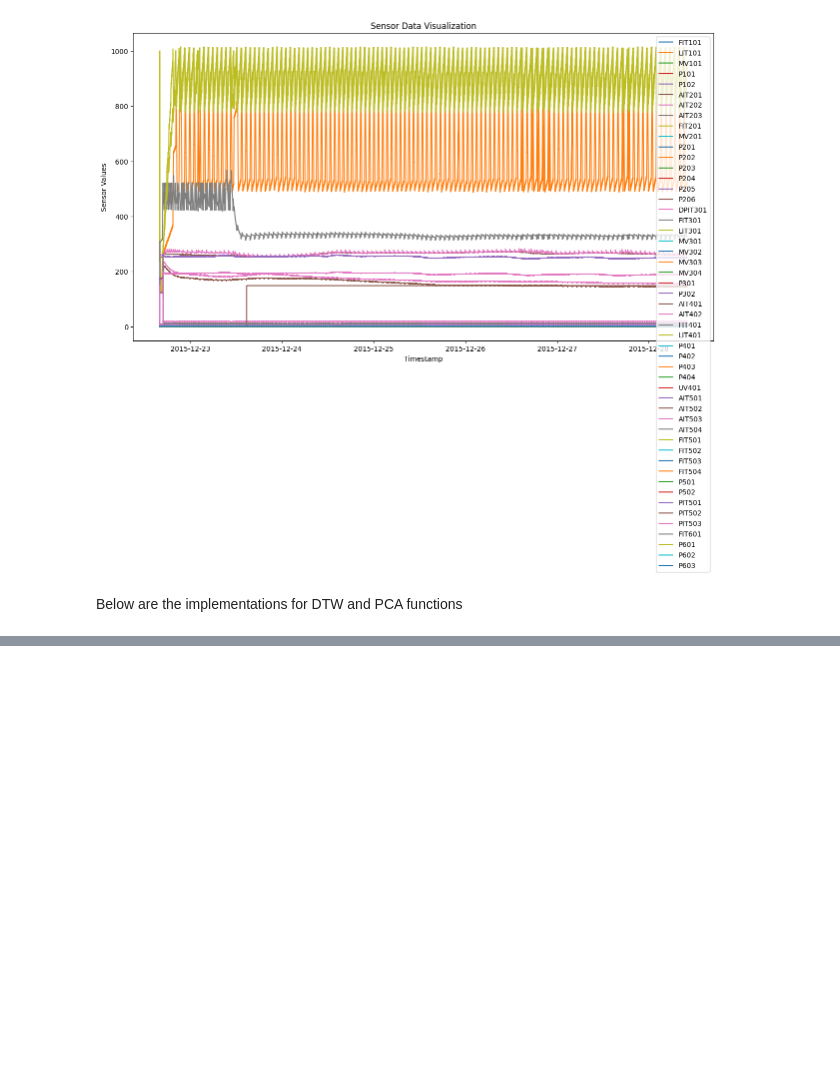
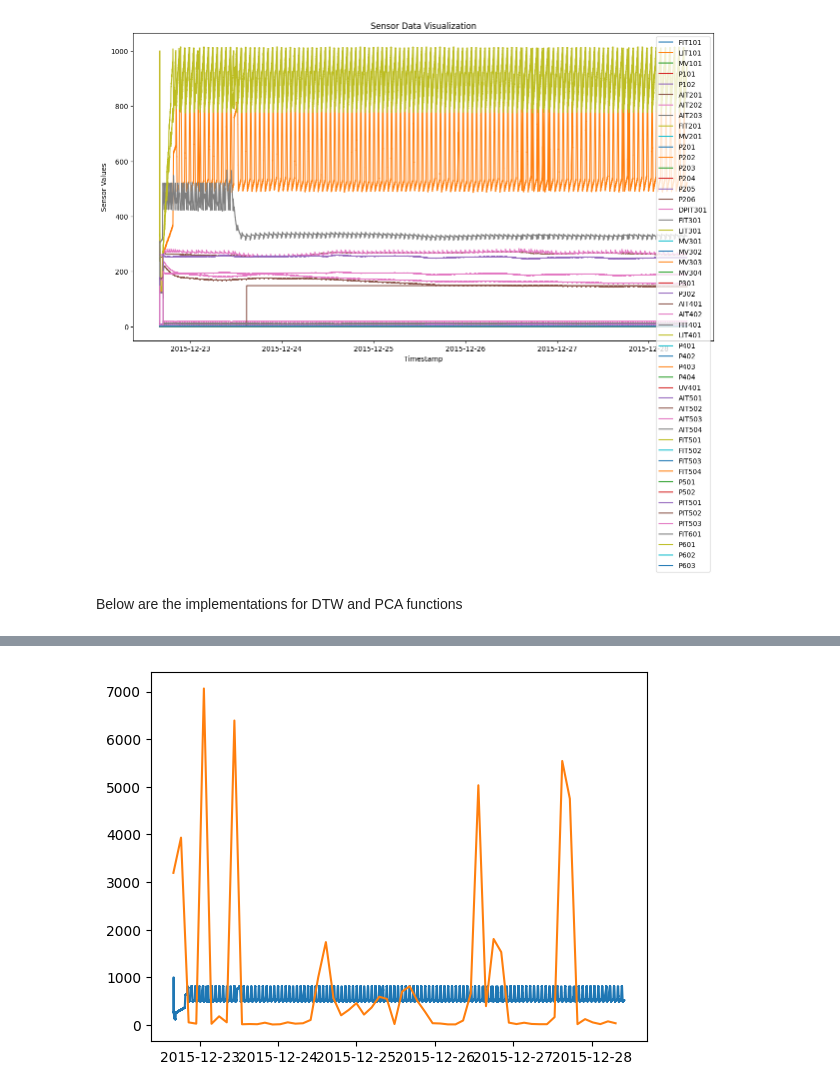
Before and after one commit to datchemguy/dm, a Jupyter notebook: dm1/Anomaly Detection.ipynb, the cells around one changed output, grey strips where cells are left out. Saved outputs shown, nothing was run; the diff lists cells and outputs as text; code cells hidden in the pictures; blank space fills up the shorter version.

```diff
--- a/dm1/Anomaly Detection.ipynb
+++ b/dm1/Anomaly Detection.ipynb
@@ -51,7 +53,7 @@ visualize_sensor_data(train_data)
 # %% [markdown]
 Below are the implementations for DTW and PCA functions
 # %%
-def dynamic_time_warping(a: np.ndarray, b: np.ndarray):
+def dynamic_time_warping(a: np.ndarray, b: np.ndarray) -> float:
     n = len(a)
     m = len(b)
 
@@ -67,5 +69,5 @@ def dynamic_time_warping(a: np.ndarray, b: np.ndarray):
         for j in range(1,m):
             dist[i][j] += min(dist[i-1][j-1], dist[i-1][j], dist[i][j-1])
 
-    return np.sqrt(dist[n-1][m-1])
+    return float(np.sqrt(dist[n-1][m-1]))
 # %%
@@ -81,0 +100,19 @@ def apply_principal_component_analysis(df: pd.DataFrame, eigenvectors: np.ndarra
+# %%
+from numpy.lib.stride_tricks import sliding_window_view as sld_win
+
+def warp(stamp: np.ndarray, data: np.ndarray, size: int, slide: int = 4200) -> (list, np.ndarray):
+    windows = sld_win(data, size)[::slide]
+    n = windows.shape[0] - 1
+    times = []
+    dists = np.zeros(n)
+    for i in range(n):
+        times.append(stamp[i * slide])
+        dists[i] = dynamic_time_warping(windows[i], windows[i+1])
+    return times, dists
+# %%
+t, d = warp(np.array(train_data['Timestamp']), np.array(train_data['LIT101']), 500, slide=8400)
+plt.plot(train_data['Timestamp'][:], train_data['LIT101'][:])
+plt.plot(t, d)
+plt.show()
+# %% [output]
+[figure, added]
```
Also changed, not shown: parts of 4 cells of this notebook.
